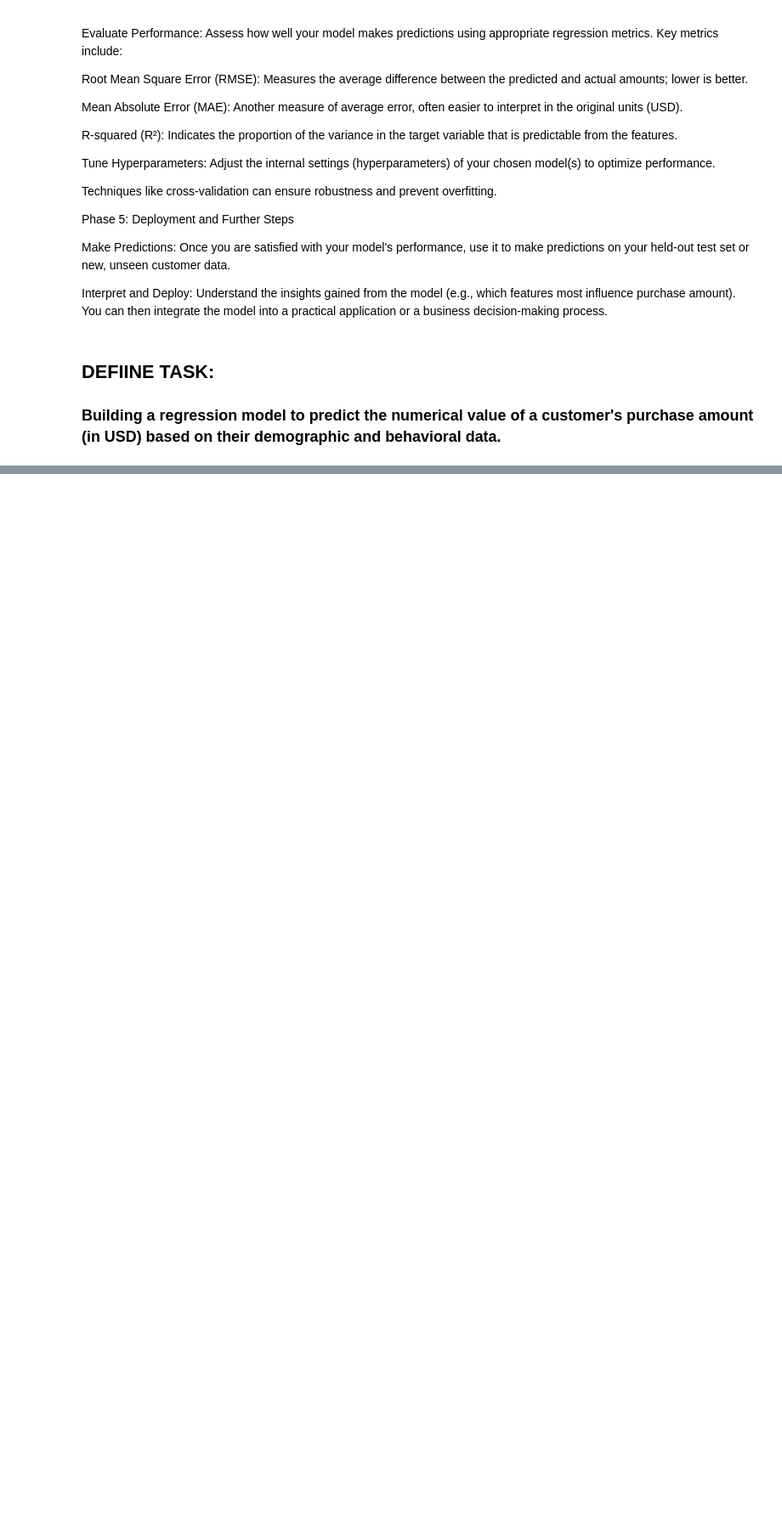
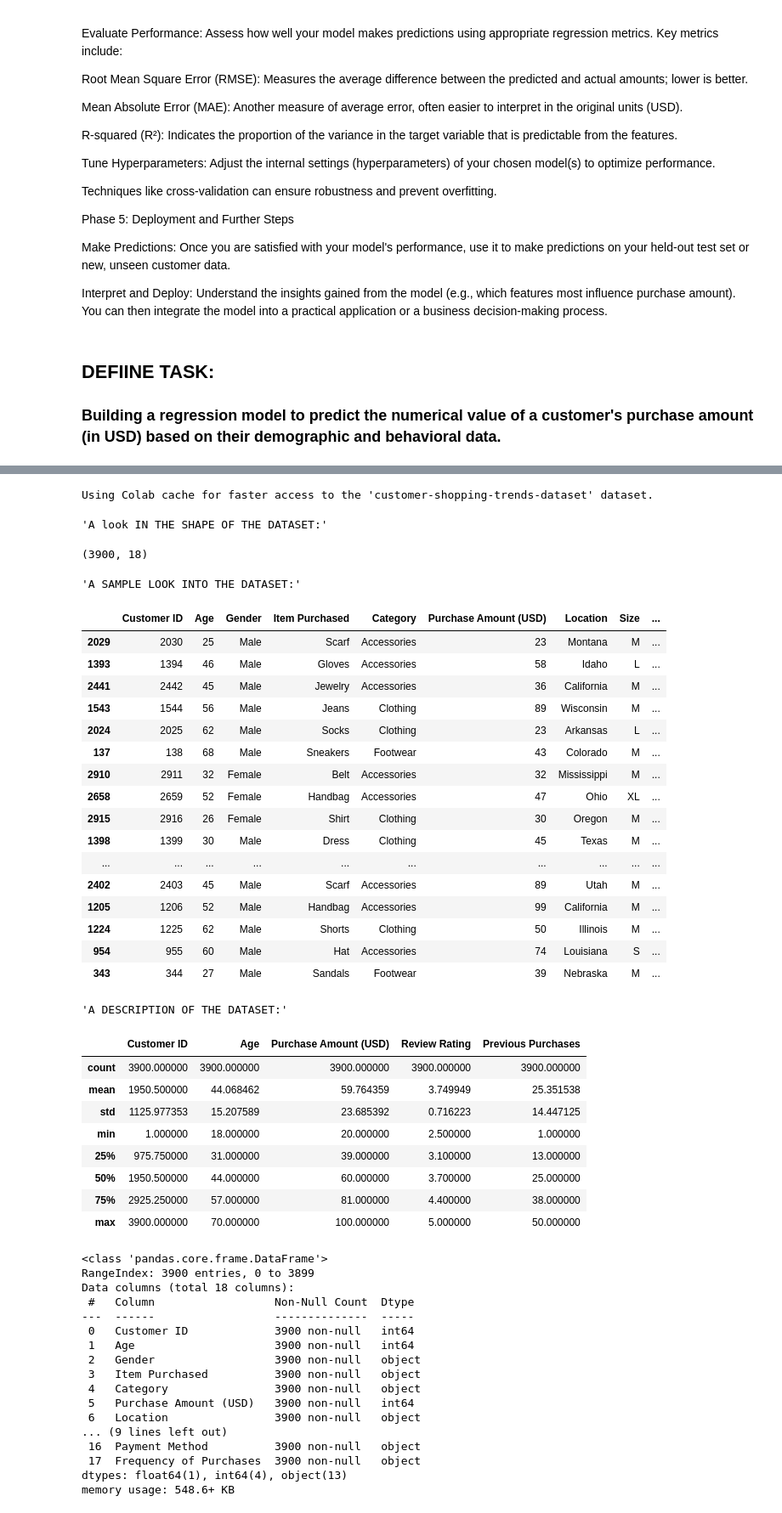
Before and after one commit to Jack-ki1/MARTIAL_JENGA_PROJECT_AI_ENGINEERING, a Jupyter notebook: FINAL_PROJECT.ipynb, the cells around one changed output, grey strips where cells are left out. Shown at 85% size. Cells and saved outputs as stored; diff of their text form; code cells hidden in the pictures; blank space fills up the shorter version.

```diff
--- a/FINAL_PROJECT.ipynb
+++ b/FINAL_PROJECT.ipynb
@@ -82,0 +75,76 @@ FileNotFoundError: [Errno 2] No such file or directory: 'shopping_trends.csv'
+# %%
+# STEP ONE: READING THE DATASET
+
+import pandas as pd
+import kagglehub
+import os
+
+# Define the dataset handle and the filename within the dataset
+dataset_handle = "iamsouravbanerjee/customer-shopping-trends-dataset"
+# Corrected file_name based on the os.listdir output
+file_name = "shopping_trends_updated.csv"
+
+# Download the entire dataset to a local directory
+# This function returns the path to the downloaded dataset directory
+downloaded_dataset_dir = kagglehub.dataset_download(dataset_handle)
+
+# Construct the full path to the CSV file within the downloaded directory
+full_file_path = os.path.join(str(downloaded_dataset_dir), file_name)
+
+# Load the CSV into a pandas DataFrame
+df = pd.read_csv(full_file_path)
+
+
+display("A look IN THE SHAPE OF THE DATASET:",df.shape)
+display("A SAMPLE LOOK INTO THE DATASET:",df.sample(20))
+display("A DESCRIPTION OF THE DATASET:",df.describe())
+display("INFORMATION ON THE DATASET:",df.info())
+# %% [output]
+Using Colab cache for faster access to the 'customer-shopping-trends-dataset' dataset.
+'A look IN THE SHAPE OF THE DATASET:'
+(3900, 18)
+'A SAMPLE LOOK INTO THE DATASET:'
+|  | Customer ID | Age | Gender | Item Purchased | Category | Purchase Amount (USD) | Location | Size | ... |
+| 2029 | 2030 | 25 | Male | Scarf | Accessories | 23 | Montana | M | ... |
+| 1393 | 1394 | 46 | Male | Gloves | Accessories | 58 | Idaho | L | ... |
+| 2441 | 2442 | 45 | Male | Jewelry | Accessories | 36 | California | M | ... |
+| 1543 | 1544 | 56 | Male | Jeans | Clothing | 89 | Wisconsin | M | ... |
+| 2024 | 2025 | 62 | Male | Socks | Clothing | 23 | Arkansas | L | ... |
+| 137 | 138 | 68 | Male | Sneakers | Footwear | 43 | Colorado | M | ... |
+| 2910 | 2911 | 32 | Female | Belt | Accessories | 32 | Mississippi | M | ... |
+| 2658 | 2659 | 52 | Female | Handbag | Accessories | 47 | Ohio | XL | ... |
+| 2915 | 2916 | 26 | Female | Shirt | Clothing | 30 | Oregon | M | ... |
+| 1398 | 1399 | 30 | Male | Dress | Clothing | 45 | Texas | M | ... |
+| ... | ... | ... | ... | ... | ... | ... | ... | ... | ... |
+| 2402 | 2403 | 45 | Male | Scarf | Accessories | 89 | Utah | M | ... |
+| 1205 | 1206 | 52 | Male | Handbag | Accessories | 99 | California | M | ... |
+| 1224 | 1225 | 62 | Male | Shorts | Clothing | 50 | Illinois | M | ... |
+| 954 | 955 | 60 | Male | Hat | Accessories | 74 | Louisiana | S | ... |
+| 343 | 344 | 27 | Male | Sandals | Footwear | 39 | Nebraska | M | ... |
+'A DESCRIPTION OF THE DATASET:'
+|  | Customer ID | Age | Purchase Amount (USD) | Review Rating | Previous Purchases |
+| count | 3900.000000 | 3900.000000 | 3900.000000 | 3900.000000 | 3900.000000 |
+| mean | 1950.500000 | 44.068462 | 59.764359 | 3.749949 | 25.351538 |
+| std | 1125.977353 | 15.207589 | 23.685392 | 0.716223 | 14.447125 |
+| min | 1.000000 | 18.000000 | 20.000000 | 2.500000 | 1.000000 |
+| 25% | 975.750000 | 31.000000 | 39.000000 | 3.100000 | 13.000000 |
+| 50% | 1950.500000 | 44.000000 | 60.000000 | 3.700000 | 25.000000 |
+| 75% | 2925.250000 | 57.000000 | 81.000000 | 4.400000 | 38.000000 |
+| max | 3900.000000 | 70.000000 | 100.000000 | 5.000000 | 50.000000 |
+<class 'pandas.core.frame.DataFrame'>
+RangeIndex: 3900 entries, 0 to 3899
+Data columns (total 18 columns):
+ #   Column                  Non-Null Count  Dtype
+---  ------                  --------------  -----
+ 0   Customer ID             3900 non-null   int64
+ 1   Age                     3900 non-null   int64
+ 2   Gender                  3900 non-null   object
+ 3   Item Purchased          3900 non-null   object
+ 4   Category                3900 non-null   object
+ 5   Purchase Amount (USD)   3900 non-null   int64
+ 6   Location                3900 non-null   object
+... (9 lines left out)
+ 16  Payment Method          3900 non-null   object
+ 17  Frequency of Purchases  3900 non-null   object
+dtypes: float64(1), int64(4), object(13)
+memory usage: 548.6+ KB
```
Also changed, not shown: parts of 21 cells of this notebook.
